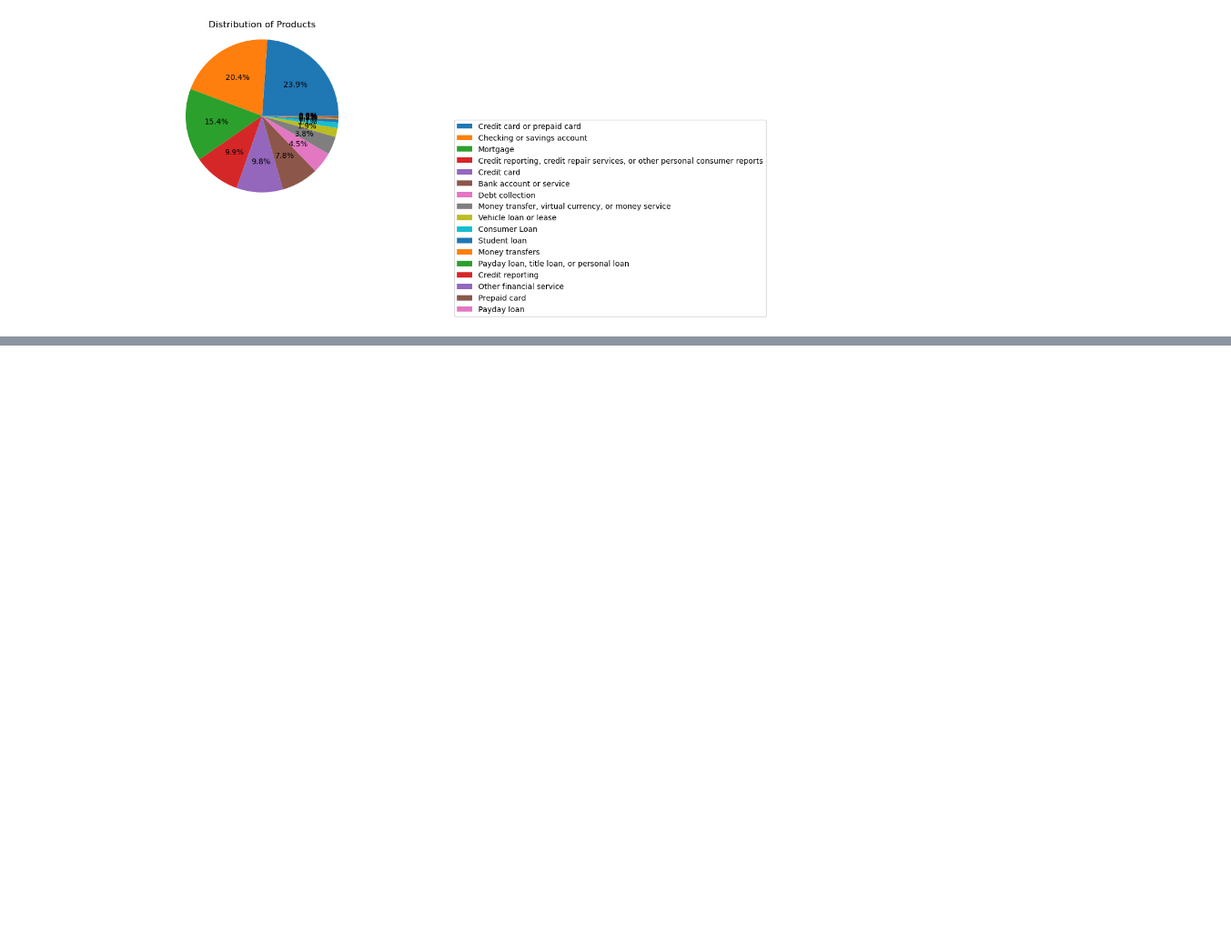
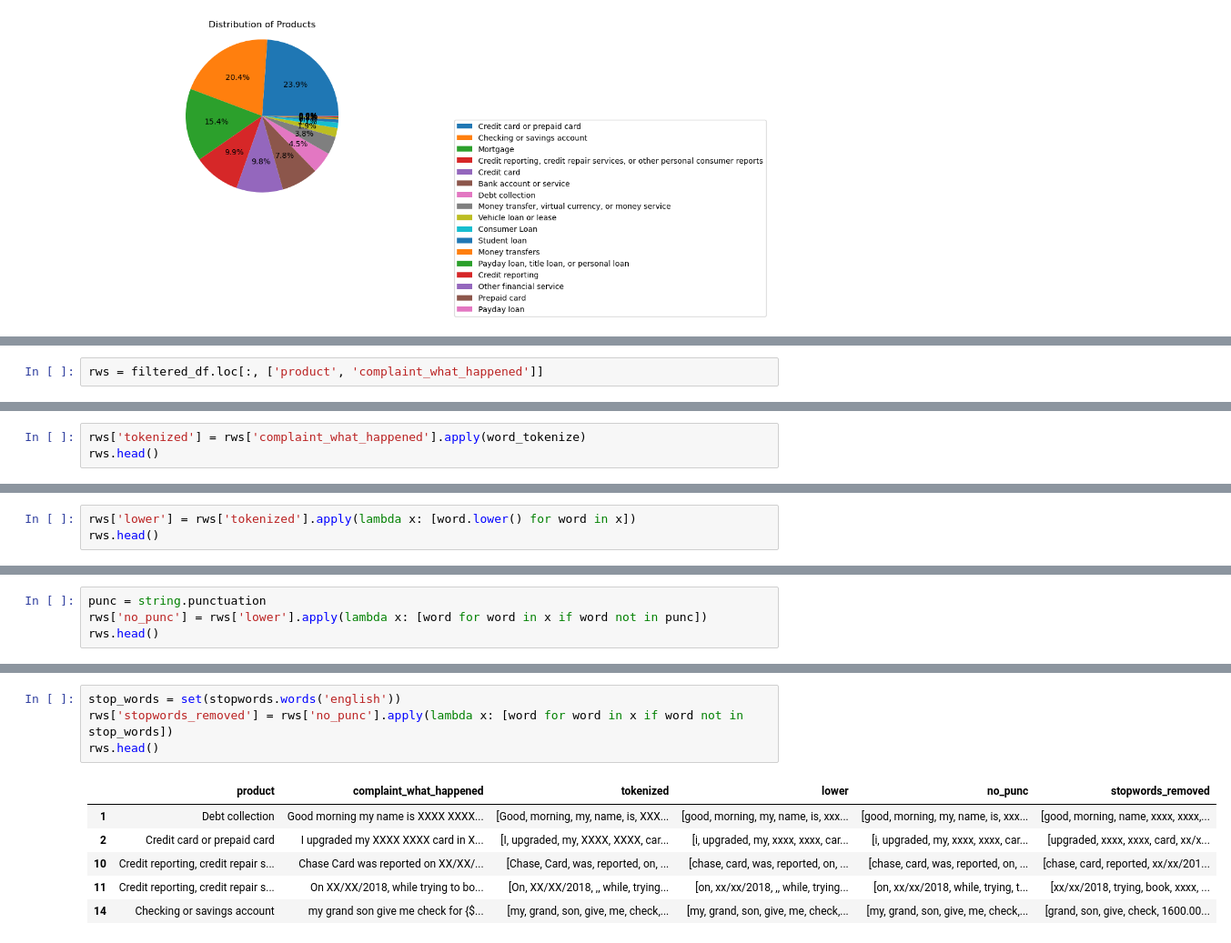
Before and after one commit to Mohd-Owais-Shaikh/IT-ticket-classification-using-LLM, a Jupyter notebook: Data_Cleaning.ipynb, the cells around one changed output, grey strips where cells are left out. Shown at 91% size. Drawn from its saved outputs; the diff is of its cells as text; blank space fills up the shorter version.

```diff
--- a/Data_Cleaning.ipynb
+++ b/Data_Cleaning.ipynb
@@ -150,0 +155,2 @@ plt.show()
+# %%
+rws = filtered_df.loc[:, ['product', 'complaint_what_happened']]
@@ -150,0 +177,3 @@ plt.show()
+# %%
+rws['tokenized'] = rws['complaint_what_happened'].apply(word_tokenize)
+rws.head()
@@ -150,0 +190,3 @@ plt.show()
+# %%
+rws['lower'] = rws['tokenized'].apply(lambda x: [word.lower() for word in x])
+rws.head()
@@ -150,0 +203,4 @@ plt.show()
+# %%
+punc = string.punctuation
+rws['no_punc'] = rws['lower'].apply(lambda x: [word for word in x if word not in punc])
+rws.head()
@@ -150,0 +219,11 @@ plt.show()
+# %%
+stop_words = set(stopwords.words('english'))
+rws['stopwords_removed'] = rws['no_punc'].apply(lambda x: [word for word in x if word not in stop_words])
+rws.head()
+# %% [output]
+|  | product | complaint_what_happened | tokenized | lower | no_punc | stopwords_removed |
+| 1 | Debt collection | Good morning my name is XXXX XXXX... | [Good, morning, my, name, is, XXX... | [good, morning, my, name, is, xxx... | [good, morning, my, name, is, xxx... | [good, morning, name, xxxx, xxxx,... |
+| 2 | Credit card or prepaid card | I upgraded my XXXX XXXX card in X... | [I, upgraded, my, XXXX, XXXX, car... | [i, upgraded, my, xxxx, xxxx, car... | [i, upgraded, my, xxxx, xxxx, car... | [upgraded, xxxx, xxxx, card, xx/x... |
+| 10 | Credit reporting, credit repair s... | Chase Card was reported on XX/XX/... | [Chase, Card, was, reported, on, ... | [chase, card, was, reported, on, ... | [chase, card, was, reported, on, ... | [chase, card, reported, xx/xx/201... |
+| 11 | Credit reporting, credit repair s... | On XX/XX/2018, while trying to bo... | [On, XX/XX/2018, ,, while, trying... | [on, xx/xx/2018, ,, while, trying... | [on, xx/xx/2018, while, trying, t... | [xx/xx/2018, trying, book, xxxx, ... |
+| 14 | Checking or savings account | my grand son give me check for {$... | [my, grand, son, give, me, check,... | [my, grand, son, give, me, check,... | [my, grand, son, give, me, check,... | [grand, son, give, check, 1600.00... |
```
Also changed, not shown: parts of 18 cells of this notebook.
